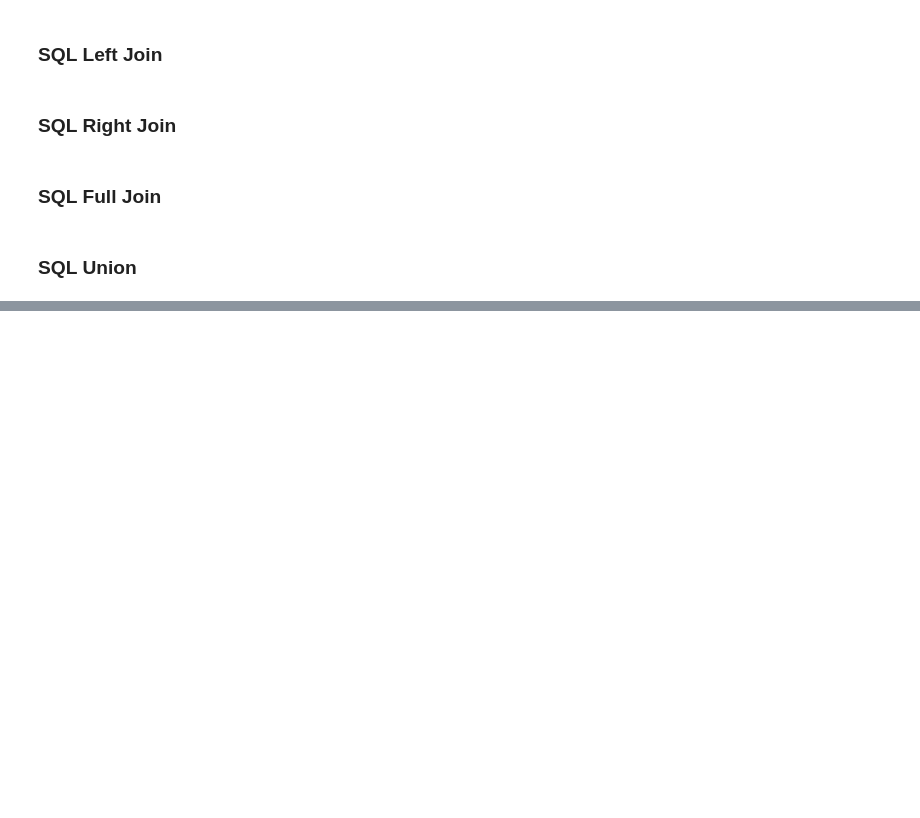
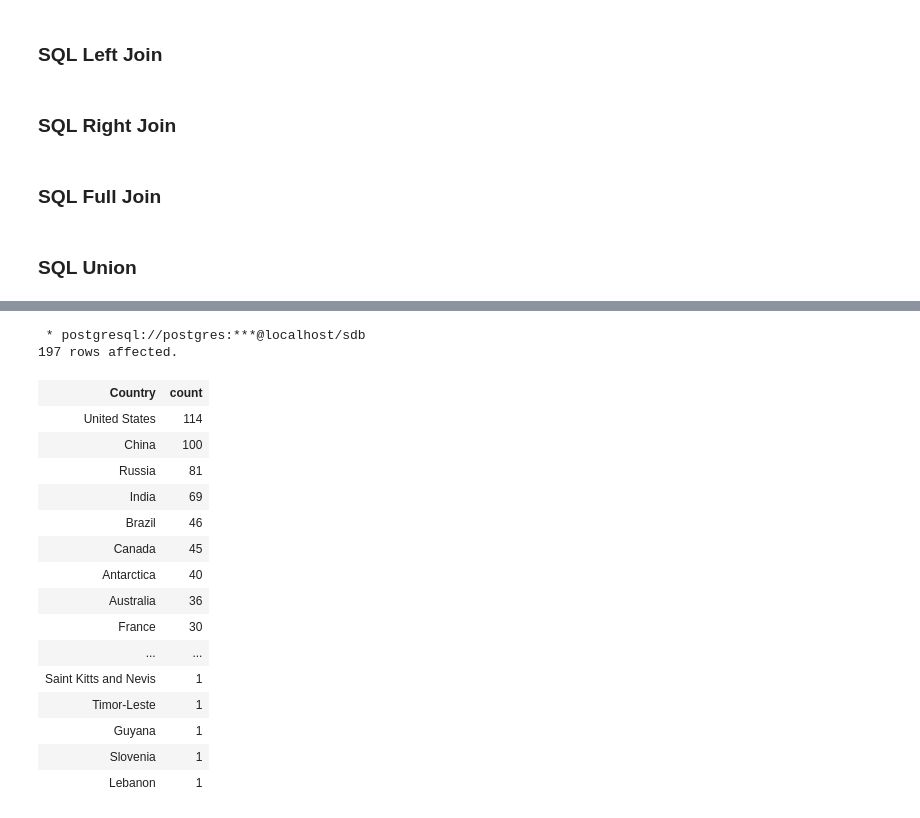
Before and after one commit to giswqs/postgis, a Jupyter notebook: _sources/chapters/sql_basics.ipynb, the cells around one changed output, grey strips where cells are left out. Cells and saved outputs as stored; diff of their text form; code cells hidden in the pictures; blank space fills up the shorter version.

```diff
--- a/_sources/chapters/sql_basics.ipynb
+++ b/_sources/chapters/sql_basics.ipynb
@@ -175,0 +305,27 @@ SELECT "Alpha3_code" FROM countries
+# %%
+%%sql
+
+SELECT countries."Country", COUNT(name)
+FROM cities
+LEFT JOIN countries ON cities.country = countries."Alpha3_code"
+GROUP BY countries."Country"
+ORDER BY COUNT(name) DESC
+# %% [output]
+ * postgresql://postgres:***@localhost/sdb
+197 rows affected.
+| Country | count |
+| United States | 114 |
+| China | 100 |
+| Russia | 81 |
+| India | 69 |
+| Brazil | 46 |
+| Canada | 45 |
+| Antarctica | 40 |
+| Australia | 36 |
+| France | 30 |
+| ... | ... |
+| Saint Kitts and Nevis | 1 |
+| Timor-Leste | 1 |
+| Guyana | 1 |
+| Slovenia | 1 |
+| Lebanon | 1 |
```
Also changed, not shown: parts of 23 cells of this notebook, 15 other files.
